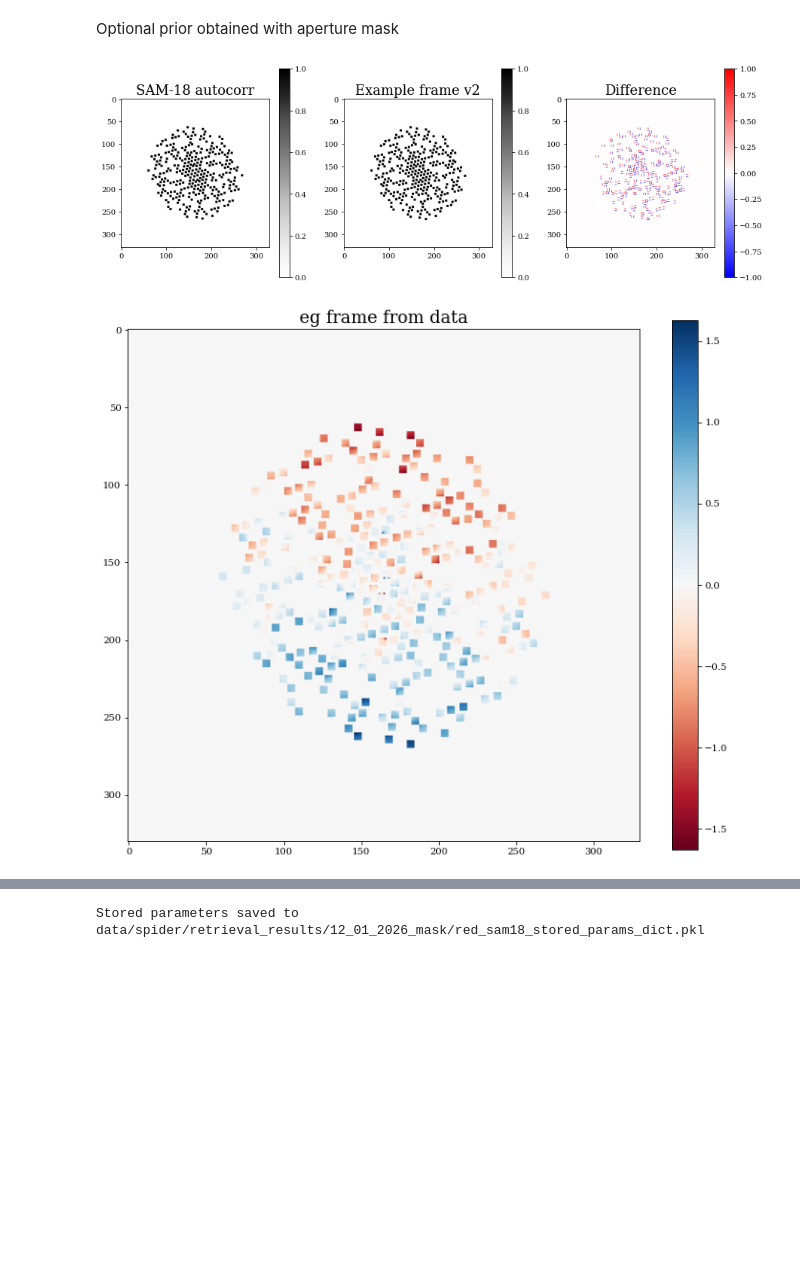
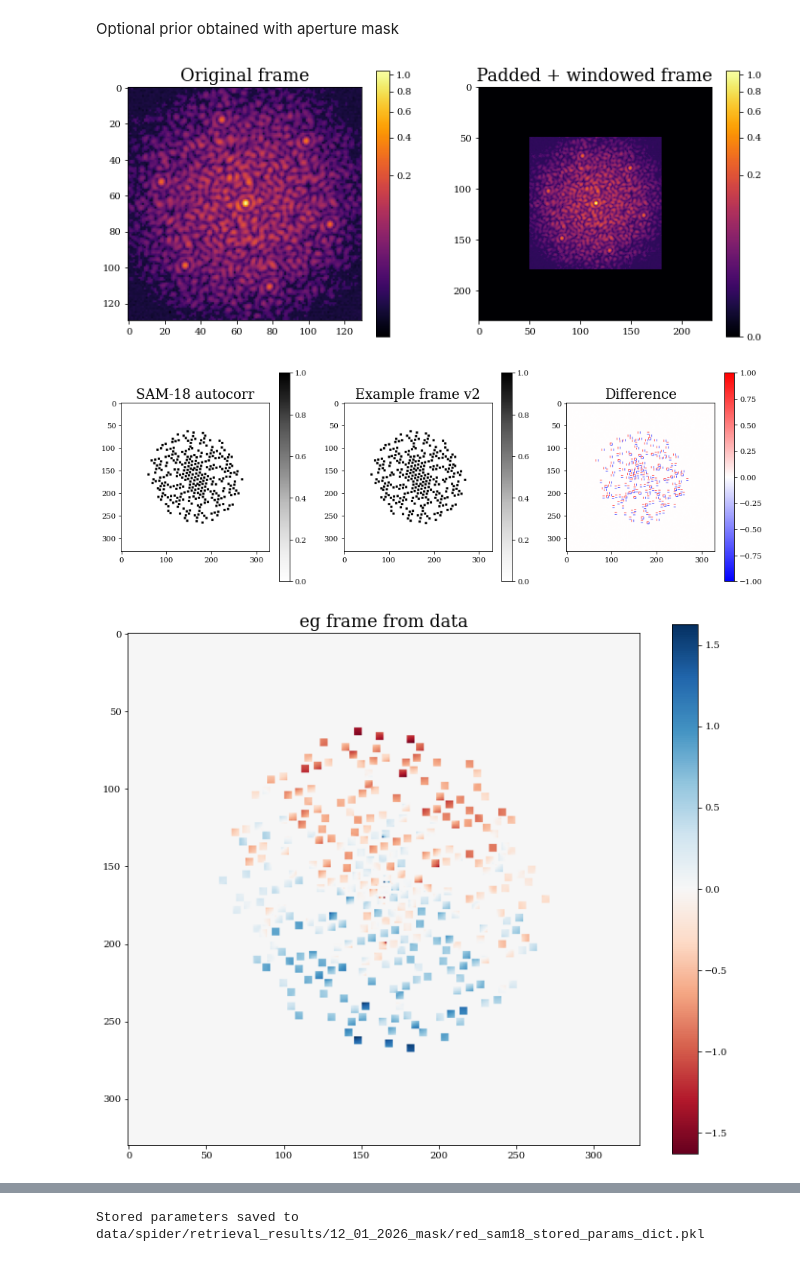
Before and after one commit to TolimanSpace/toliman_dp_design_testing, a Jupyter notebook: System_Aberrations.ipynb, the cells around one changed output, grey strips where cells are left out. Saved outputs shown, nothing was run; the diff lists cells and outputs as text; code cells hidden in the pictures; blank space fills up the shorter version.

```diff
--- a/System_Aberrations.ipynb
+++ b/System_Aberrations.ipynb
@@ -493,7 +493,7 @@ spider_imgs = np.asarray([np.flip(np.load(data_dir+img_fname)) for img_fname in
 
 bckgnds = []
 
-n_frames = 20   #number of frames to perform phase retrieval on
+n_frames = imgs[0].shape[0]   #number of frames to perform phase retrieval on
 step_sz = int(imgs[0].shape[0]/n_frames) # step size for frames (equally spaced frame grabs)
 print(imgs[0].shape)
 # %% [output]
@@ -601,6 +605,19 @@ if ph_prior:
 
         linear_spider.append(data)
     linear_spider = np.asarray(linear_spider)
+
+    # --- windowing (i'm hoping this will give me better splodge sampling)
+    padded_linear_spider = [np.pad(arr, pad_width=50) for arr in linear_spider]
+    pd_wnd_linear_spider = padded_linear_spider #[arr * window(window_type=("gaussian", 25), shape=padded_linear_spider[0].shape) for arr in padded_linear_spider]
+    plt.figure(figsize=(12,5))
+    plt.subplot(1,2,1)
+    plt.imshow(linear_spider[0], norm=PowerNorm(0.3))
+    plt.title("Original frame")
+    plt.colorbar()
+    plt.subplot(1,2,2)
+    plt.imshow(pd_wnd_linear_spider[0], norm=PowerNorm(0.3))
+    plt.title("Padded + windowed frame")
+    plt.colorbar()
 
     #------------------------------------------------------------------------------------------#
     scale = 122/7.06 # scaled up for toliman setup
@@ -653,35 +670,36 @@ if ph_prior:
     eg_splodge_norm = norm(eg_splodge/eg_splodge.max())
 
     splodges_mask = dummy_splodge_mask(splodges_norm, min_peak=1e-4, radius=3, prox_thresh=1)
     eg_splodge_mask = dummy_splodge_mask(eg_splodge_norm, min_peak=1e-4, radius=3, prox_thresh=1)
 
     plt.figure(figsize=(15,5))
     plt.subplot(1,3,1)
     # plt.imshow(splodges_norm, norm=PowerNorm(0.3), cmap='magma_r')
     plt.imshow(splodges_mask, cmap='Greys')
     plt.title("SAM-18 autocorr")
     plt.colorbar()
     plt.subplot(1,3,2)
     # plt.imshow(eg_splodge_norm, norm=PowerNorm(0.3), cmap='magma_r')
     plt.imshow(eg_splodge_mask, cmap='Greys')
 
     plt.title("Example frame v2")
     plt.colorbar()
     diff = splodges_mask - eg_splodge_mask
     plt.subplot(1,3,3)
     plt.imshow(diff, cmap='bwr', norm=CenteredNorm())
     plt.title("Difference")
     plt.colorbar()
 
     # also get the general phase vibe
     plt.figure(figsize=(12,10))
     _, _, eg_ph = compute_complex_vis(eg_img)
     plt.title("eg frame from data")
     plt.imshow(eg_ph*eg_splodge_mask, cmap='RdBu')
     plt.colorbar()
 # %% [output]
-[figure, old version]
+[figure, new version]
-[figure, old version]
+[figure, new version]
+[figure, added]
 # %%
 if ph_prior:
     # get differential phases from data and take avg (room should be stable enough)
```
Also changed, not shown: parts of 8 cells of this notebook, 2 other files.
